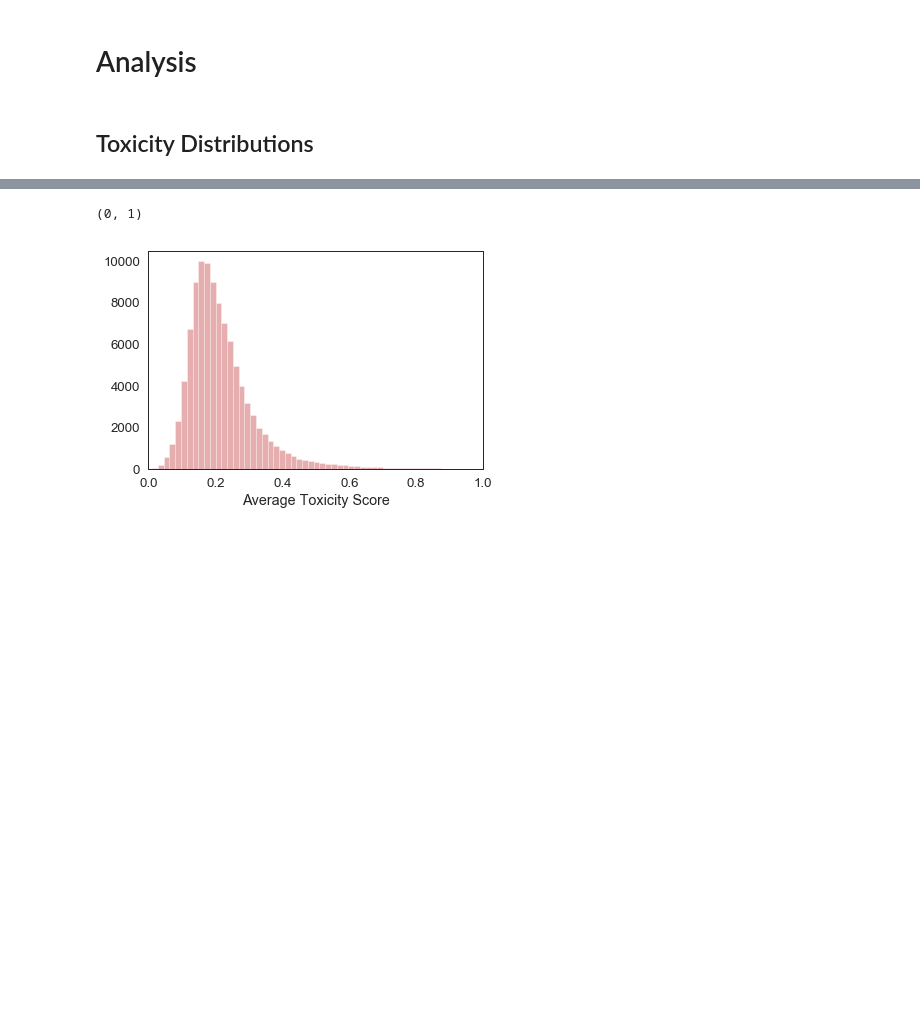
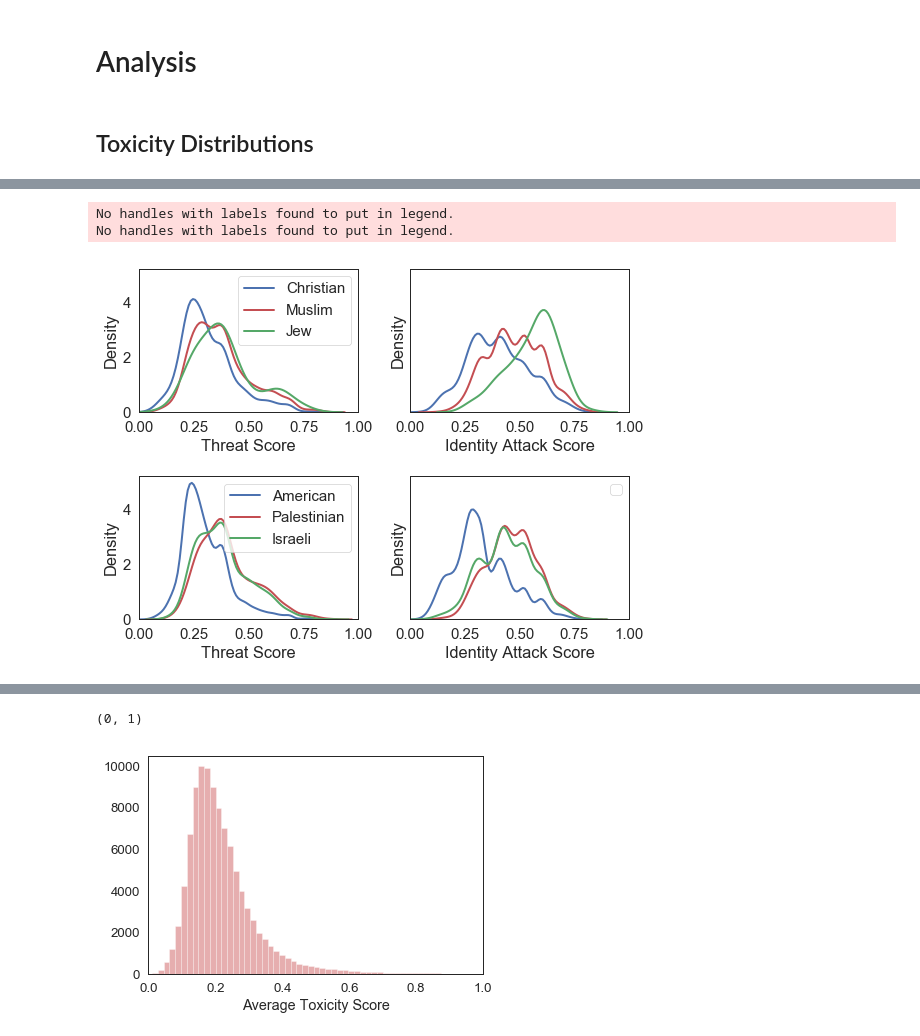
Before and after one commit to allenai/real-toxicity-prompts, a Jupyter notebook: notebooks/suchin_analysis.ipynb, the cells around one changed output, grey strips where cells are left out. Saved outputs shown, nothing was run; the diff lists cells and outputs as text; code cells hidden in the pictures; blank space fills up the shorter version.

```diff
--- a/notebooks/suchin_analysis.ipynb
+++ b/notebooks/suchin_analysis.ipynb
@@ -52,22 +52,3 @@ urls = urls.merge(site_bias, on='domain',how='left')
 # Analysis
 # %% [markdown]
 ## Toxicity Distributions
-# %%
-def plot_distributions(df, compare_df=None, kde=False, logy=False):
-    f, axes = plt.subplots(4, 2, figsize=(10, 10))
-    placement = [["Insult Score", "Severe Toxicity Score"],
-                 ["Toxicity Score", "Profanity Score"],
-                 ["Sexually Explicit Score", "Flirtation Score"],
-                 ["Identity Attack Score", "Threat Score"]]
-    for ix, row in enumerate(placement):
-        for jx, col in enumerate(row):
-            sns.distplot(df[col], kde=kde, bins=50, ax=axes[ix, jx])
-            if compare_df is not None:
-                sns.distplot(compare_df[col], kde=kde, bins=50, ax=axes[ix, jx], color="blue")
-            if (ix, jx) == (0, 0):
-                axes[ix, jx].set_ylabel("Density")
-            axes[ix, jx].set_xlim([0, 1])
-            if logy:
-                axes[ix, jx].set_yscale('log')
-
-    plt.tight_layout()
@@ -77,0 +172,57 @@ plot_distributions(master)
+# %%
+
+import matplotlib.gridspec as gridspec
+import matplotlib.pyplot as plt
+
+sns.set(context="paper", style="white", font_scale=1.7)
+f, axes = plt.subplots(2, 2, figsize=(8, 6), sharey=True)
+
+plot_distributions(master.loc[master['entities_NORP'].apply(lambda x: 'Christian' in x)],
+                   compare_df=master.loc[master['entities_NORP'].apply(lambda x: 'Muslim' in x)],
+                   compare_df_1=master.loc[master['entities_NORP'].apply(lambda x: 'Jew' in x)],
+                   kde=True,
+                   ax=axes[0,1],
+                   label="Identity Attack Score",
+                   color=["b", "r", "g"],
+                   legend_outside=False,
+                   logy=False)
+plot_distributions(master.loc[master['entities_NORP'].apply(lambda x: 'Christian' in x)],
+                   compare_df=master.loc[master['entities_NORP'].apply(lambda x: 'Muslim' in x)],
+                   compare_df_1=master.loc[master['entities_NORP'].apply(lambda x: 'Jew' in x)],
+                   kde=True,
+                   ax=axes[0,0],
+                   label="Threat Score",
+                   color=["b", "r", "g"],
+                   legend=["Christian", "Muslim", "Jew"],
+                   legend_outside=False,
+                   logy=False)
+
+
+plot_distributions(master.loc[master['entities_NORP'].apply(lambda x: 'American' in x)],
+                   compare_df=master.loc[master['entities_NORP'].apply(lambda x: 'Palestinian' in x)],
+                   compare_df_1=master.loc[master['entities_NORP'].apply(lambda x: 'Israeli' in x)],
+                   kde=True,
+                   ax=axes[1,1],
+                   label="Identity Attack Score",
+                   color=["b", "r", "g"],
+                   legend_outside=False,
+                   logy=False)
+
+plot_distributions(master.loc[master['entities_NORP'].apply(lambda x: 'American' in x)],
+                   compare_df=master.loc[master['entities_NORP'].apply(lambda x: 'Palestinian' in x)],
+                   compare_df_1=master.loc[master['entities_NORP'].apply(lambda x: 'Israeli' in x)],
+                   kde=True,
+                   ax=axes[1,0],
+                   label="Threat Score",
+                   color=["b", "r", "g"],
+                   legend=["American", "Palestinian", "Israeli"],
+                   legend_outside=False,
+                   logy=False)
+
+
+plt.tight_layout()
+plt.savefig("identity_attack_dists.pdf", dpi=300)
+# %% [output]
+No handles with labels found to put in legend.
+No handles with labels found to put in legend.
+[figure, added]
```
Also changed, not shown: parts of 62 cells of this notebook, 5 other files.
